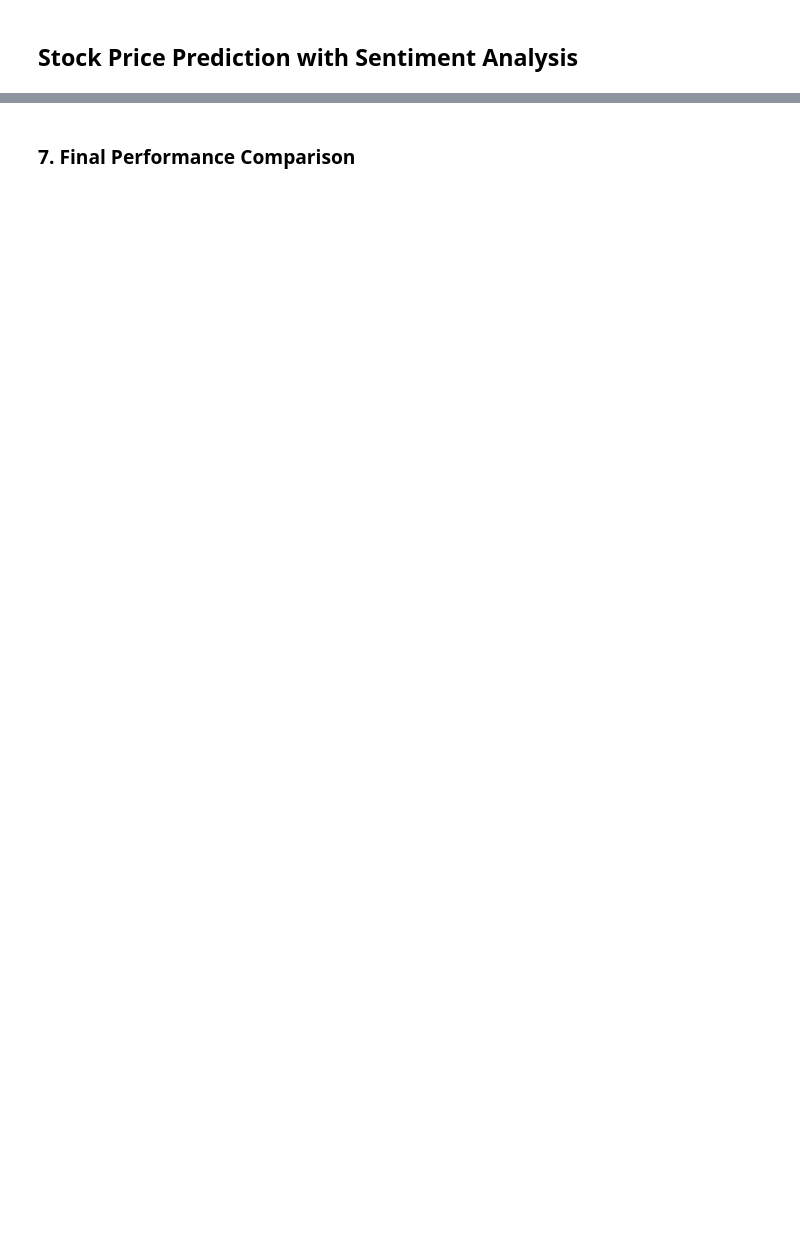
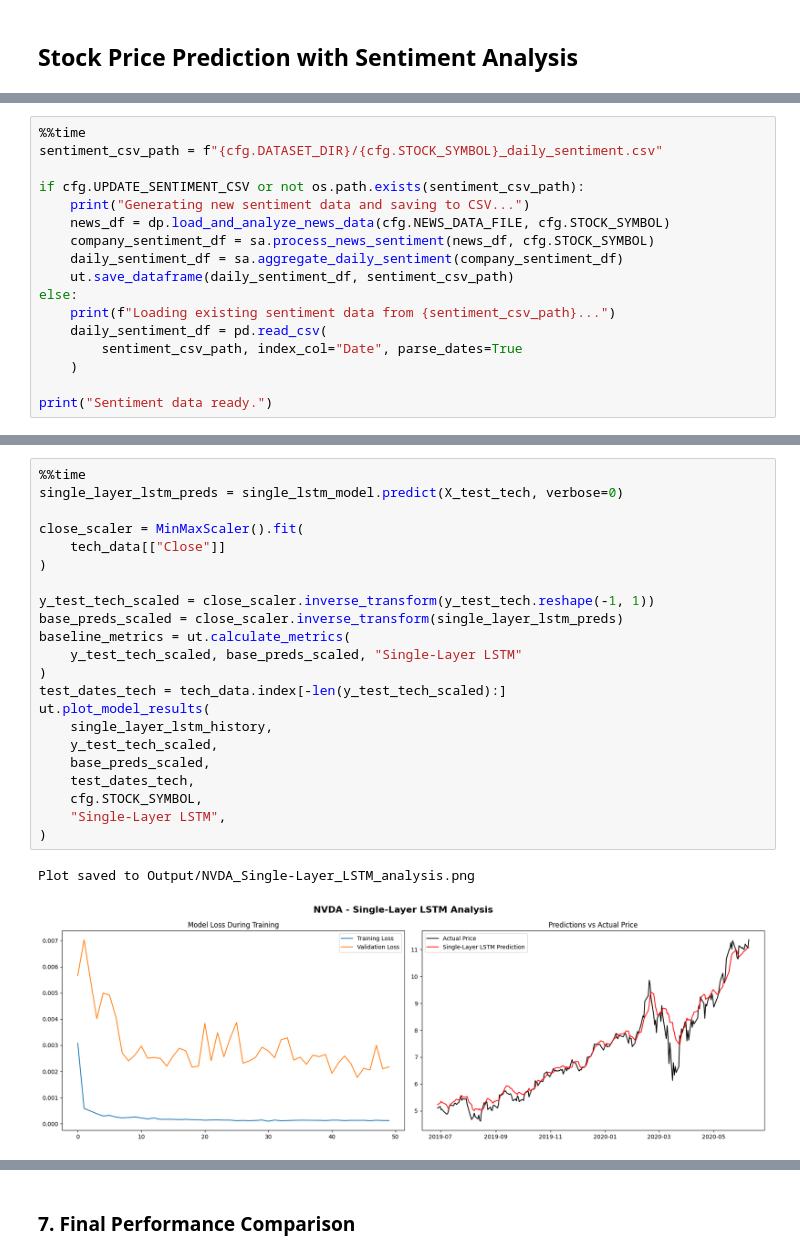
Before and after one commit to SandyCompetent/stock_market_analysis, a Jupyter notebook: main_analysis.ipynb, the cells around one changed output, grey strips where cells are left out. Saved outputs shown, nothing was run; the diff lists cells and outputs as text; blank space fills up the shorter version.

```diff
--- a/main_analysis.ipynb
+++ b/main_analysis.ipynb
@@ -315,0 +78,17 @@ Plot saved to Output/NVDA_ARIMA_analysis.png
+# %%
+%%time
+sentiment_csv_path = f"{cfg.DATASET_DIR}/{cfg.STOCK_SYMBOL}_daily_sentiment.csv"
+
+if cfg.UPDATE_SENTIMENT_CSV or not os.path.exists(sentiment_csv_path):
+    print("Generating new sentiment data and saving to CSV...")
+    news_df = dp.load_and_analyze_news_data(cfg.NEWS_DATA_FILE, cfg.STOCK_SYMBOL)
+    company_sentiment_df = sa.process_news_sentiment(news_df, cfg.STOCK_SYMBOL)
+    daily_sentiment_df = sa.aggregate_daily_sentiment(company_sentiment_df)
+    ut.save_dataframe(daily_sentiment_df, sentiment_csv_path)
+else:
+    print(f"Loading existing sentiment data from {sentiment_csv_path}...")
+    daily_sentiment_df = pd.read_csv(
+        sentiment_csv_path, index_col="Date", parse_dates=True
+    )
+
+print("Sentiment data ready.")
@@ -315,0 +222,25 @@ Plot saved to Output/NVDA_ARIMA_analysis.png
+# %%
+%%time
+single_layer_lstm_preds = single_lstm_model.predict(X_test_tech, verbose=0)
+
+close_scaler = MinMaxScaler().fit(
+    tech_data[["Close"]]
+)
+
+y_test_tech_scaled = close_scaler.inverse_transform(y_test_tech.reshape(-1, 1))
+base_preds_scaled = close_scaler.inverse_transform(single_layer_lstm_preds)
+baseline_metrics = ut.calculate_metrics(
+    y_test_tech_scaled, base_preds_scaled, "Single-Layer LSTM"
+)
+test_dates_tech = tech_data.index[-len(y_test_tech_scaled):]
+ut.plot_model_results(
+    single_layer_lstm_history,
+    y_test_tech_scaled,
+    base_preds_scaled,
+    test_dates_tech,
+    cfg.STOCK_SYMBOL,
+    "Single-Layer LSTM",
+)
+# %% [output]
+Plot saved to Output/NVDA_Single-Layer_LSTM_analysis.png
+[figure, added]
```
Also changed, not shown: parts of 66 cells of this notebook, 17 other files.
